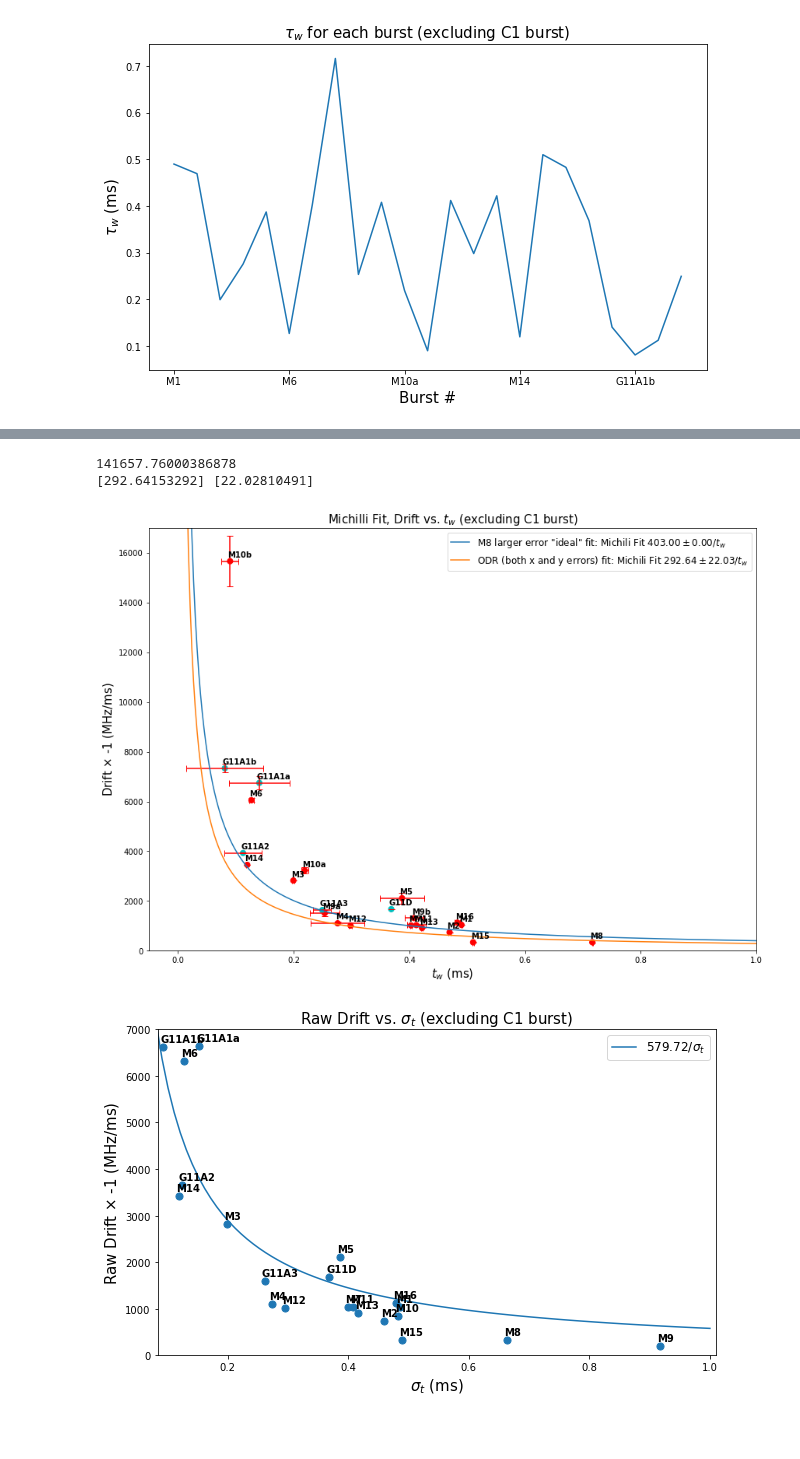
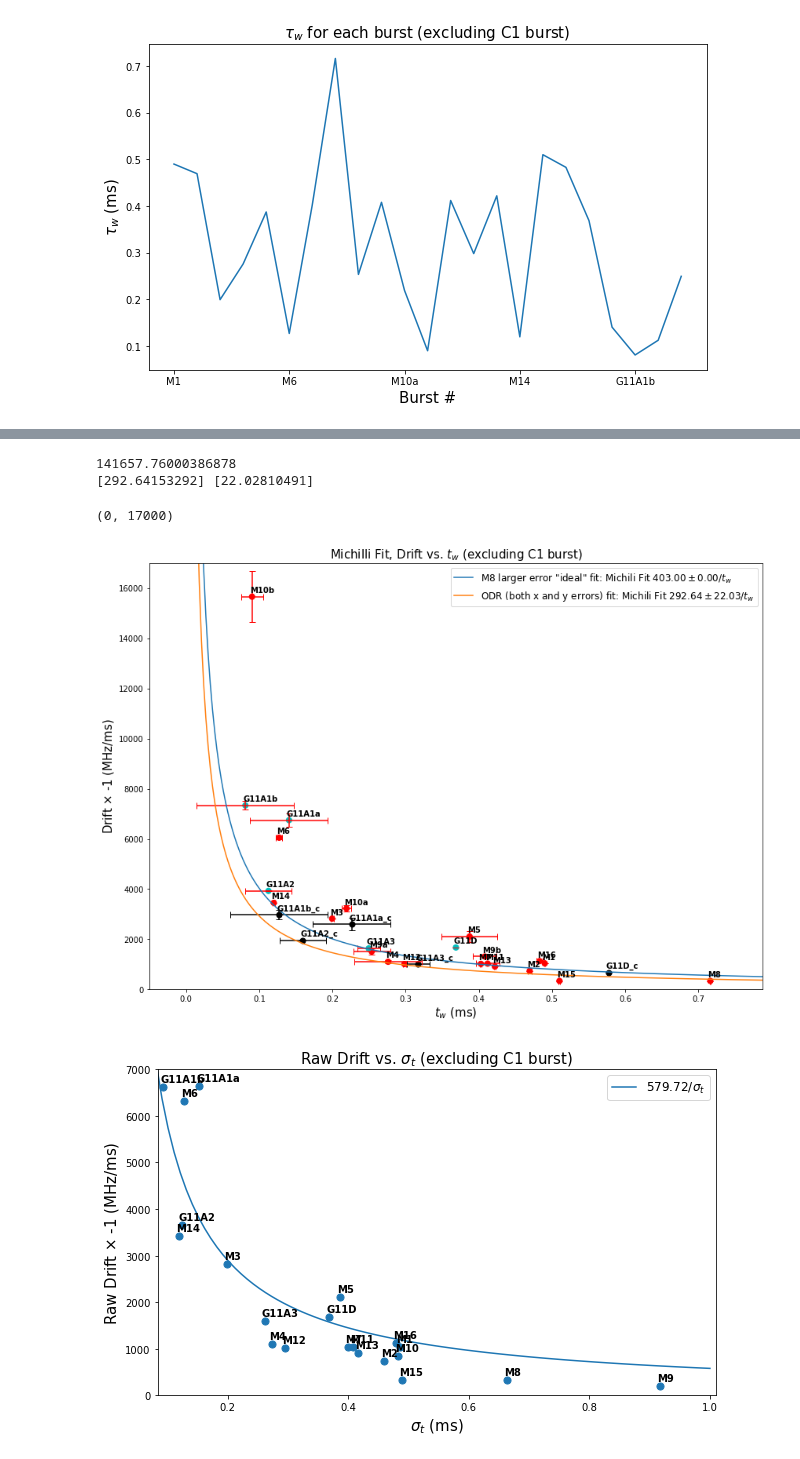
Before and after one commit to mef51/subdriftlaw, a Jupyter notebook: Tobs.ipynb, the cells around one changed output, grey strips where cells are left out. Saved outputs shown, nothing was run; the diff lists cells and outputs as text; code cells hidden in the pictures; blank space fills up the shorter version.

Commit message:
scale gajjar bursts to be compared with michilli bursts

```diff
--- a/Tobs.ipynb
+++ b/Tobs.ipynb
@@ -94,6 +94,14 @@ fit_model = scipy.odr.Model(reciprocal_odr)
 # %%
 michillibursts = selectbursts.head(18)
 gajjarbursts = selectbursts.tail(5)
+gajjarbursts_corrected = selectbursts.tail(5)
 selectbursts['color'] = 'c'
 selectbursts.at[selectbursts.index > 'M', 'color']= 'r'
 # selectbursts['drift error (mhz/ms)']['M8'] = 0.06448979034795*1
+
+# Correct to the average Michilli burst frequency:
+nu_obs0 = np.mean(michillibursts[['center_f']])
+gajjarbursts['drift_corr'] = gajjarbursts[['drift_abs','center_f']].apply(lambda row: row['drift_abs']*(nu_obs0 / row['center_f'])**2, axis=1)
+gajjarbursts['tau_w_ms_corr'] = gajjarbursts[['tau_w_ms','center_f']].apply(lambda row: row['tau_w_ms']*(row['center_f'] / nu_obs0), axis=1)
+print(nu_obs0)
+gajjarbursts[['tau_w_ms', 'tau_w_ms_corr', 'drift_abs', 'drift_corr', 'center_f']]
@@ -100,50 +128,60 @@ selectbursts.at[selectbursts.index > 'M', 'color']= 'r'
 # %%
 # Gajjar test to michili fit
 mpl.rcParams["errorbar.capsize"] = 4
+markersize = 50
 ax = selectbursts.plot.scatter(x='tau_w_ms', y='drift_abs',
                                xerr=selectbursts['red_chisq']*selectbursts['tau_w_error'], yerr=selectbursts['red_chisq']*selectbursts['drift error (mhz/ms)'],
-                               figsize=(14, 10), s=50, c='color', colorbar=False)
+                               figsize=(14, 10), s=markersize, c='color', colorbar=False)
 for k, v in selectbursts.iterrows():
     ax.annotate(k, (v['tau_w_ms'], v['drift_abs']), xytext=(-3,5), textcoords='offset points', weight='bold')
-ax.set_xlim(0.9*min(selectbursts['tau_w_ms']), 1.1*max(selectbursts['tau_w_ms']))
+
+gajjarbursts.plot.scatter(ax=ax, x='tau_w_ms_corr', y='drift_corr',
+                         xerr=gajjarbursts['red_chisq']*gajjarbursts['tau_w_error'], yerr=gajjarbursts['red_chisq']*gajjarbursts['drift error (mhz/ms)'],
+                         figsize=(14, 10), s=markersize, c='k', colorbar=False)
+for k, v in gajjarbursts.iterrows():
+    ax.annotate(k+'_c', (v['tau_w_ms_corr'], v['drift_corr']), xytext=(-3,5), textcoords='offset points', weight='bold')
+
+ax.set_xlim(-0.05, 1.1*max(selectbursts['tau_w_ms']))
 # ax.set_xlim(0.9*min(selectbursts['sigma_t']), 1.1*max(selectbursts['sigma_t']))
 ax.set_title('Michilli Fit, Drift vs. $t_w$ (excluding C1 burst)', size=fontsize)
 ax.set_xlabel('$t_w$ (ms)', size=fontsize)
 ax.set_ylabel('Drift $\\times$ -1 (MHz/ms)', size=fontsize)
+
 
 # NLSQ fit
 # fit_sigma = michillibursts['red_chisq']*michillibursts['drift error (mhz/ms)']
 fit_sigma = (michillibursts['red_chisq']*michillibursts['drift error (mhz/ms)'])
 # popt, pcov = fitreciprocal(michillibursts['tau_w_ms'], michillibursts['drift_abs'], sigma=fit_sigma)
 popt, pcov = fitreciprocal(michillibursts['tau_w_ms'], michillibursts['drift_abs'], sigma=fit_sigma)
 perr = np.sqrt(np.diag(pcov))
 
 fit_residual = michillibursts['drift_abs'] - popt[0]/michillibursts['tau_w_ms']
 chisq = np.sum((fit_residual / fit_sigma) ** 2)
 red_chisq = chisq / (len(michillibursts['drift_abs']) - len(popt)) # this is chisq/(M-N)
 fit_error = perr*red_chisq
 print(chisq)
 
 # ODR fit
 fitdata = scipy.odr.RealData(michillibursts['tau_w_ms'], michillibursts['drift_abs'],
                              sx=michillibursts['red_chisq']*michillibursts['tau_w_error'],
                              sy=michillibursts['red_chisq']*michillibursts['drift error (mhz/ms)'])
 odrfitter = scipy.odr.ODR(fitdata, fit_model, beta0=[500])
 odrfitter.set_job(fit_type=0)
 odrfit = odrfitter.run()
 print(odrfit.beta, odrfit.sd_beta)
 
 x = np.linspace(0, 1.5, num=500)
 plt.plot(x, 403/x, label='M8 larger error "ideal" fit: Michili Fit ${:.2f} \pm {:.2f}$'.format(403, 0)+'/$t_w$')
 plt.plot(x, odrfit.beta[0]/x, label='ODR (both x and y errors) fit: Michili Fit ${:.2f} \pm {:.2f}$'.format(odrfit.beta[0], odrfit.sd_beta[0])+'/$t_w$')
 plt.legend(fontsize='large')
 ax.set_ylim(0, 17000)
-ax.set_xlim(-0.05, 1)
-plt.savefig('drift_vs_tw_michilli.png')
+# ax.set_xlim(-0.05, 1)
+# plt.savefig('drift_vs_tw_michilli.png')
 # %% [output]
 141657.76000386878
 [292.64153292] [22.02810491]
+(0, 17000)
-[figure, old version]
+[figure, new version]
 # %%
 # all fit
 ax = selectbursts.plot.scatter(x='sigma_t_ms', y='drift_abs', figsize=(10, 6), s=50)
```
Also changed, not shown: parts of 2 cells of this notebook, 6 other files.
